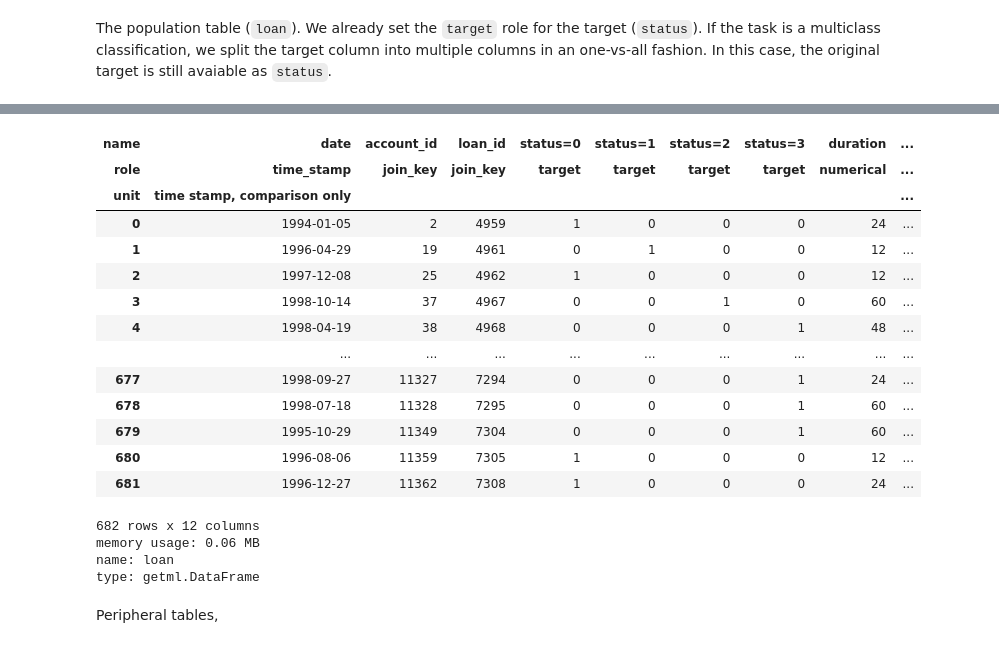
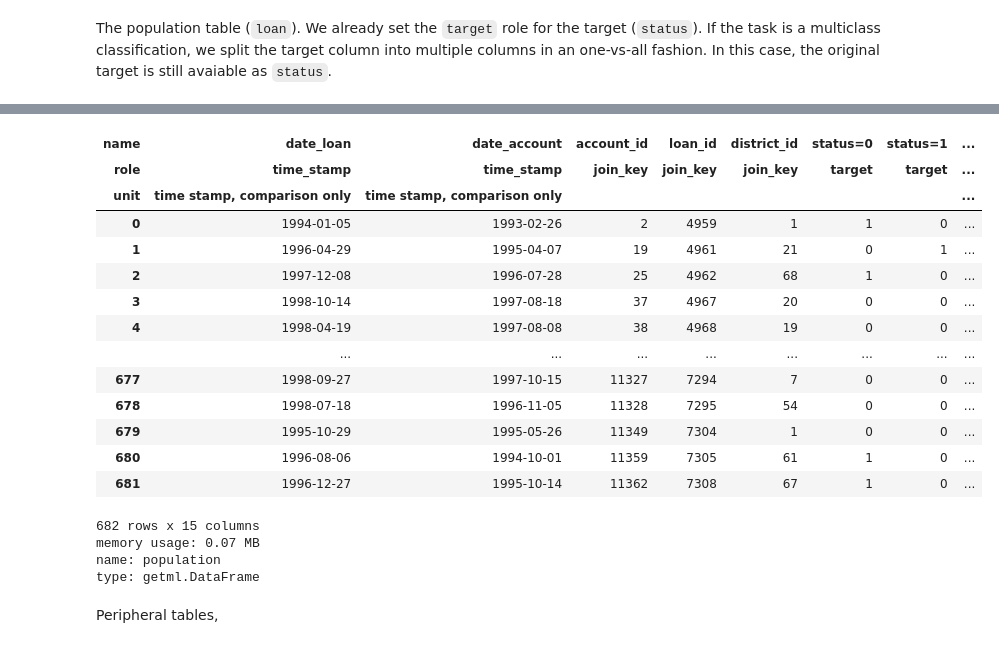
Before and after one commit to getml/getml-relbench, a Jupyter notebook: financial.ipynb, the cells around one changed output, grey strips where cells are left out. Saved outputs shown, nothing was run; the diff lists cells and outputs as text; code cells hidden in the pictures.

```diff
--- a/financial.ipynb
+++ b/financial.ipynb
@@ -129,5 +129,6 @@ loan_pdf = loan.to_pandas()
 account_pdf = account.to_pandas()
 
 population_pdf = loan_pdf.merge(account_pdf, on='account_id', how='left', suffixes=('_loan', '_account'))
-population_pdf
+population = getml.data.DataFrame.from_pandas(population_pdf, name='population')
+population
 # %% [output]
@@ -147,28 +152,29 @@ population_pdf
 # %%
-# TODO: Annotate remaining columns with roles
-loan.set_role(['status=0', 'status=1', 'status=2', 'status=3'], getml.data.roles.target)
-loan.set_role(["account_id", "loan_id"], getml.data.roles.join_key)
-loan.set_role(["date"], getml.data.roles.time_stamp)
-loan.set_role(["duration", "amount", "payments"], getml.data.roles.numerical)
-loan
+population.set_role(['status=0', 'status=1', 'status=2', 'status=3'], getml.data.roles.target)
+population.set_role(["account_id", "loan_id", "district_id"], getml.data.roles.join_key)
+population.set_role(["date_loan", "date_account"], getml.data.roles.time_stamp)
+population.set_role(["duration", "amount", "payments"], getml.data.roles.numerical)
+population.set_role(["frequency"], getml.data.roles.categorical)
+
+population
 # %% [output]
-| name | date | account_id | loan_id | status=0 | status=1 | status=2 | status=3 | duration | ... |
-| role | time_stamp | join_key | join_key | target | target | target | target | numerical | ... |
-| unit | time stamp, comparison only |  |  |  |  |  |  |  | ... |
-| 0 | 1994-01-05 | 2 | 4959 | 1 | 0 | 0 | 0 | 24 | ... |
-| 1 | 1996-04-29 | 19 | 4961 | 0 | 1 | 0 | 0 | 12 | ... |
-| 2 | 1997-12-08 | 25 | 4962 | 1 | 0 | 0 | 0 | 12 | ... |
-| 3 | 1998-10-14 | 37 | 4967 | 0 | 0 | 1 | 0 | 60 | ... |
-| 4 | 1998-04-19 | 38 | 4968 | 0 | 0 | 0 | 1 | 48 | ... |
-|  | ... | ... | ... | ... | ... | ... | ... | ... | ... |
-| 677 | 1998-09-27 | 11327 | 7294 | 0 | 0 | 0 | 1 | 24 | ... |
-| 678 | 1998-07-18 | 11328 | 7295 | 0 | 0 | 0 | 1 | 60 | ... |
-| 679 | 1995-10-29 | 11349 | 7304 | 0 | 0 | 0 | 1 | 60 | ... |
-| 680 | 1996-08-06 | 11359 | 7305 | 1 | 0 | 0 | 0 | 12 | ... |
-| 681 | 1996-12-27 | 11362 | 7308 | 1 | 0 | 0 | 0 | 24 | ... |
+| name | date_loan | date_account | account_id | loan_id | district_id | status=0 | status=1 | ... |
+| role | time_stamp | time_stamp | join_key | join_key | join_key | target | target | ... |
+| unit | time stamp, comparison only | time stamp, comparison only |  |  |  |  |  | ... |
+| 0 | 1994-01-05 | 1993-02-26 | 2 | 4959 | 1 | 1 | 0 | ... |
+| 1 | 1996-04-29 | 1995-04-07 | 19 | 4961 | 21 | 0 | 1 | ... |
+| 2 | 1997-12-08 | 1996-07-28 | 25 | 4962 | 68 | 1 | 0 | ... |
+| 3 | 1998-10-14 | 1997-08-18 | 37 | 4967 | 20 | 0 | 0 | ... |
+| 4 | 1998-04-19 | 1997-08-08 | 38 | 4968 | 19 | 0 | 0 | ... |
+|  | ... | ... | ... | ... | ... | ... | ... | ... |
+| 677 | 1998-09-27 | 1997-10-15 | 11327 | 7294 | 7 | 0 | 0 | ... |
+| 678 | 1998-07-18 | 1996-11-05 | 11328 | 7295 | 54 | 0 | 0 | ... |
+| 679 | 1995-10-29 | 1995-05-26 | 11349 | 7304 | 1 | 0 | 0 | ... |
+| 680 | 1996-08-06 | 1994-10-01 | 11359 | 7305 | 61 | 1 | 0 | ... |
+| 681 | 1996-12-27 | 1995-10-14 | 11362 | 7308 | 67 | 1 | 0 | ... |
-682 rows x 12 columns
-memory usage: 0.06 MB
-name: loan
+682 rows x 15 columns
+memory usage: 0.07 MB
+name: population
 type: getml.DataFrame
 # %% [markdown]
 Peripheral tables,
```
Also changed, not shown: parts of 8 cells of this notebook.
